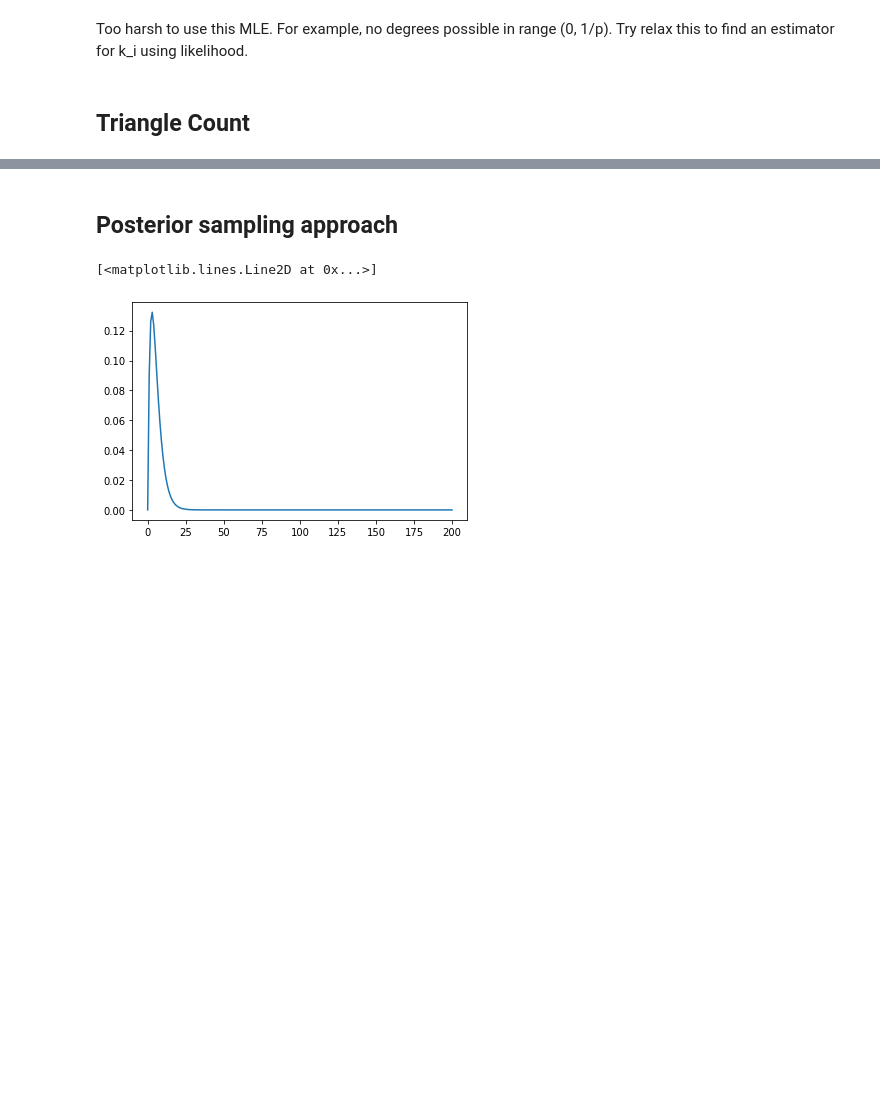
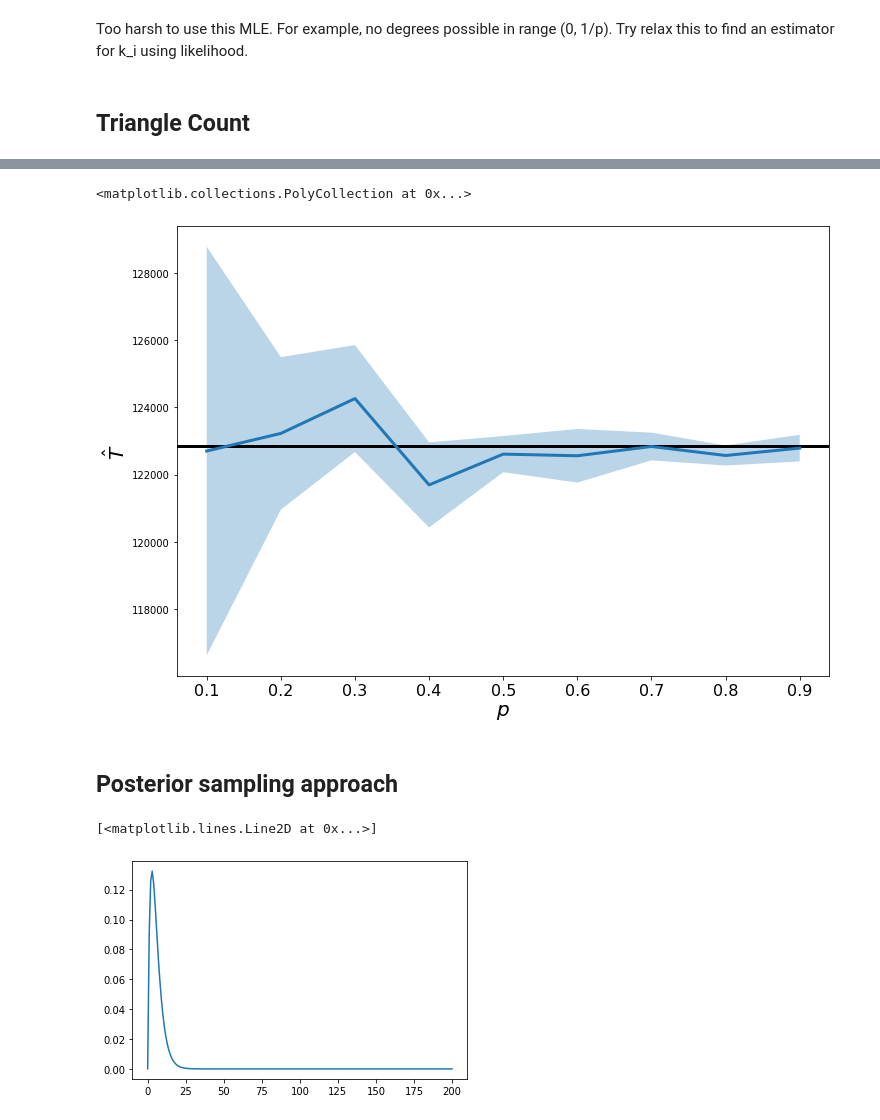
Before and after one commit to narnolddd/sample-nets, a Jupyter notebook: DegreeDistribution.ipynb, the cells around one changed output, grey strips where cells are left out. Saved outputs shown, nothing was run; the diff lists cells and outputs as text; code cells hidden in the pictures; blank space fills up the shorter version.

Commit message:
triangle scale-up estimators added

```diff
--- a/DegreeDistribution.ipynb
+++ b/DegreeDistribution.ipynb
@@ -131,3 +129,8 @@ def MME_triangle_count(tri_array, p):
+# %%
+def tot_tri_estimate(G,p):
+    H = edge_sample(G,p)
+    tri_array = edge_triangle_count(H)/p**3
+    return sum(tri_array)/3.0
 # %%
 fig, ax = setup_axes('$k$','$P(T_l\\geq t)$','log','log')
 #G = nx.barabasi_albert_graph(1000,3)
@@ -159,3 +174,36 @@ plt.show()
+# %%
+fname="/Users/narnolddd/CODE/FETA/FETA3/data/facebook.dat"
+net = pd.read_csv(fname,sep=" ",names=["source","target","t"])
+net = net.drop(["t"], axis=1)
+G = nx.from_pandas_edgelist(net)
+
+tc = edge_triangle_count(G)
+tri, cdf = ecdf(tc)
+ccdf = 1 - cdf/cdf[-1]
+
+experiments = 10
+guesses = np.zeros((experiments, len(prange)))
+for ex in range(experiments):
+    guesses[ex,:] = np.array(list(map(lambda x: tot_tri_estimate(G,x),prange)))
+# %%
+fig, ax = setup_axes('$p$','$\\hat{T}$','linear','linear')
+
+tc = edge_triangle_count(G)
+ax.axhline(sum(tc)/3.0, color="black", linewidth=3,label="Real triangle count")
+
+means = np.mean(guesses,axis=0)
+stds = np.std(guesses,axis=0)
+
+df = pd.DataFrame(new_guesses)
+df.to_csv("fb_triangle_counts.csv")
+means = np.mean(guesses,axis=0)
+stds = np.std(guesses,axis=0)
+
+ax.plot(prange,means,label="Estimated triangle count",linewidth=3)
+ax.fill_between(prange,means-0.5*stds,means+0.5*stds,alpha=0.3)
+# %% [output]
+<matplotlib.collections.PolyCollection at 0x...>
+[figure, added]
 # %% [markdown]
 ## Posterior sampling approach
 # %%
```
Also changed, not shown: parts of 5 cells of this notebook, 3 other files.
